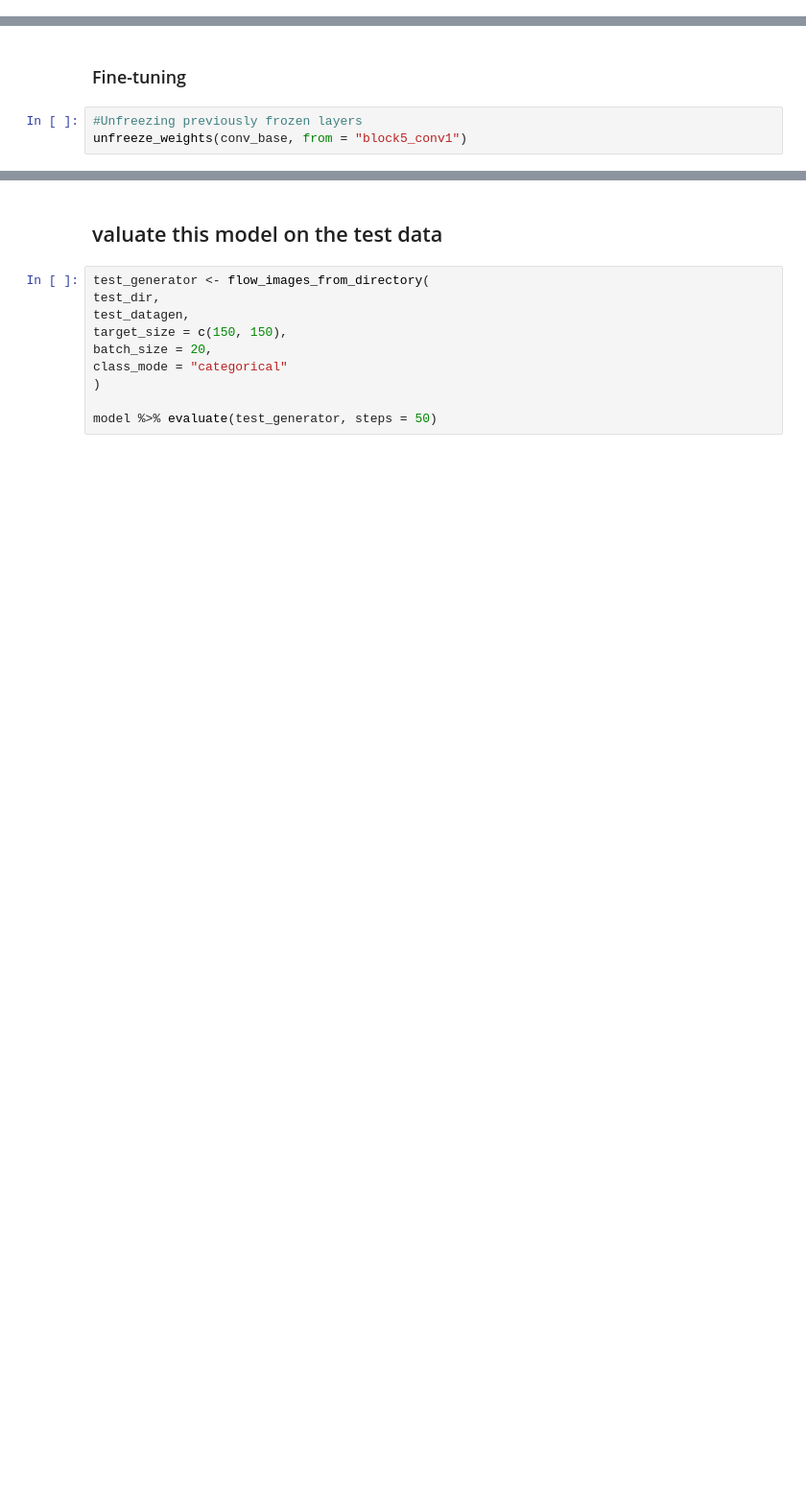
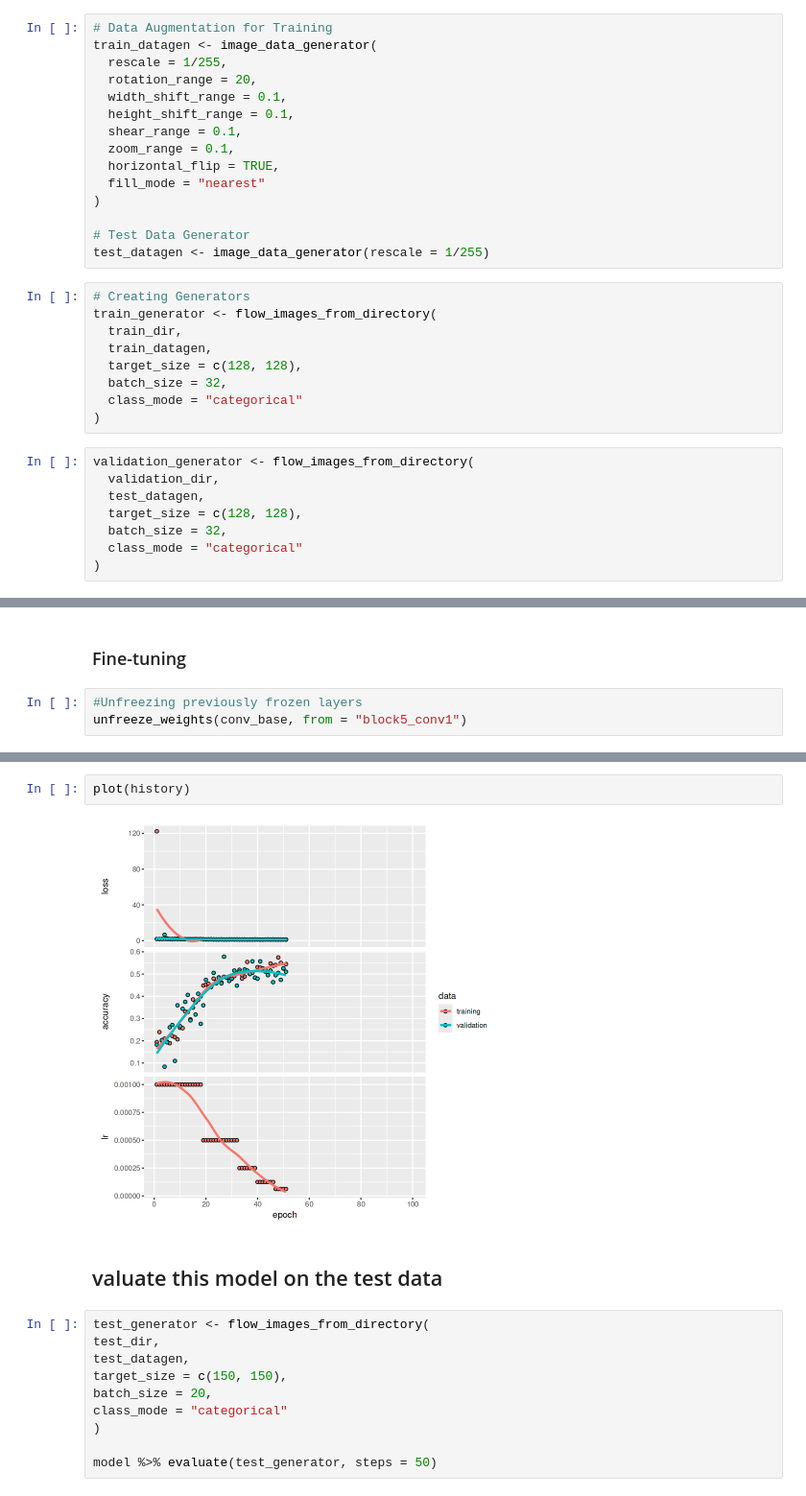
Before and after one commit to ombatii/EmotionTrack-Tutor-App, a Jupyter notebook: project-on-emotiontrack-tutor-image-classification (5).ipynb, the cells around one changed output, grey strips where cells are left out. Shown: that part at 96% size. Saved outputs shown, nothing was run; the diff lists cells and outputs as text; blank space fills up the shorter version.

```diff
--- a/project-on-emotiontrack-tutor-image-classification (5).ipynb
+++ b/project-on-emotiontrack-tutor-image-classification (5).ipynb
@@ -564,0 +546,32 @@ history <- model %>% fit(
+# %%
+# Data Augmentation for Training
+train_datagen <- image_data_generator(
+  rescale = 1/255,
+  rotation_range = 20,
+  width_shift_range = 0.1,
+  height_shift_range = 0.1,
+  shear_range = 0.1,
+  zoom_range = 0.1,
+  horizontal_flip = TRUE,
+  fill_mode = "nearest"
+)
+
+# Test Data Generator
+test_datagen <- image_data_generator(rescale = 1/255)
+# %%
+# Creating Generators
+train_generator <- flow_images_from_directory(
+  train_dir,
+  train_datagen,
+  target_size = c(128, 128),
+  batch_size = 32,
+  class_mode = "categorical"
+)
+# %%
+validation_generator <- flow_images_from_directory(
+  validation_dir,
+  test_datagen,
+  target_size = c(128, 128),
+  batch_size = 32,
+  class_mode = "categorical"
+)
@@ -599,3 +660,7 @@ history <- model %>% fit(
+# %%
+plot(history)
+# %% [output]
+[figure, added]
 # %% [markdown]
 ## valuate this model on the test data
 # %%
```
Also changed, not shown: parts of 43 cells of this notebook.
